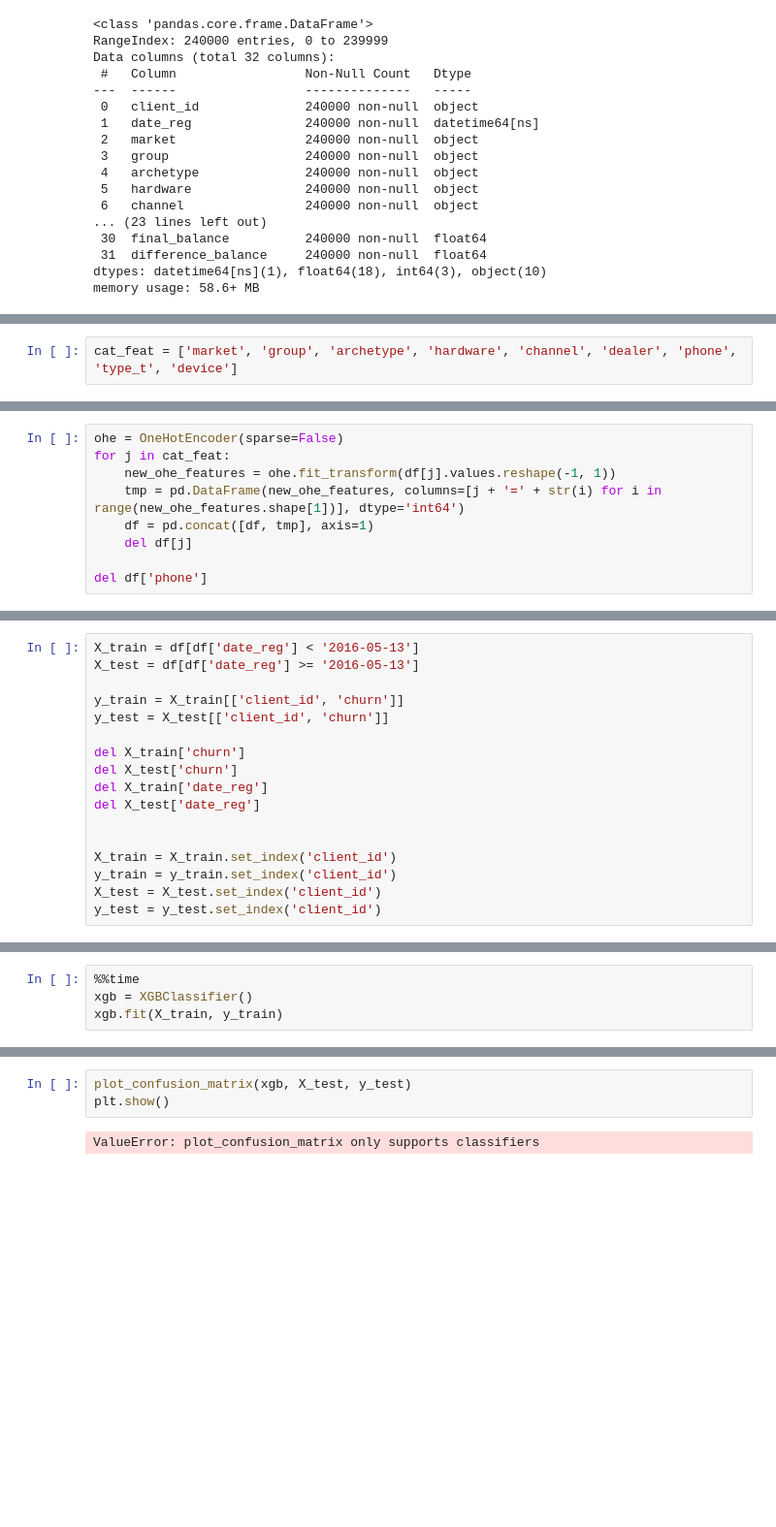
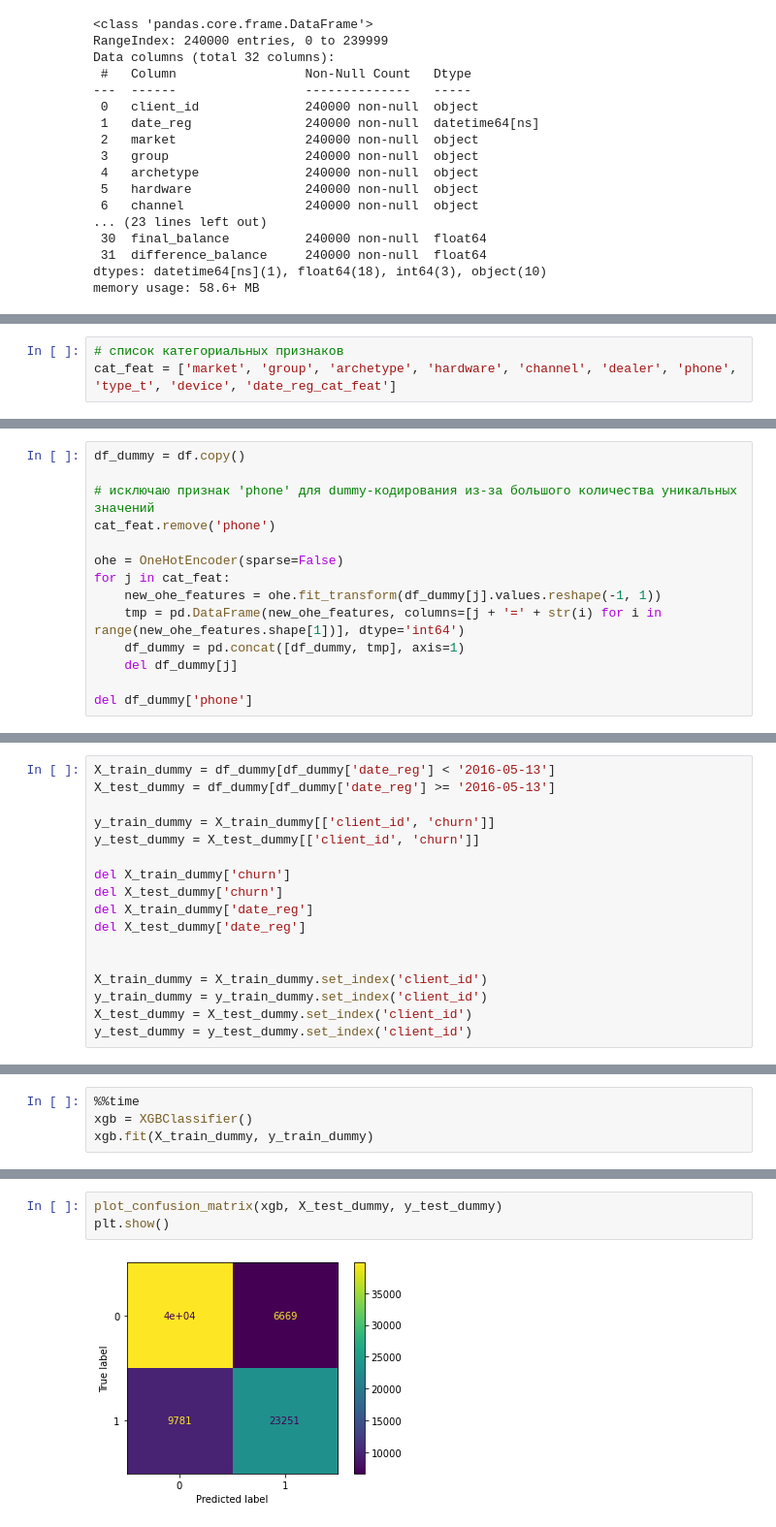
Before and after one commit to ArtemMitSer/prediction-of-subscriber-leaving, a Jupyter notebook: solution/XGBoost.ipynb, the cells around one changed output, grey strips where cells are left out. Shown at 97% size. Drawn from its saved outputs; the diff is of its cells as text; blank space fills up the shorter version.

```diff
--- a/solution/XGBoost.ipynb
+++ b/solution/XGBoost.ipynb
@@ -54,2 +60,3 @@ memory usage: 58.6+ MB
 # %%
-cat_feat = ['market', 'group', 'archetype', 'hardware', 'channel', 'dealer', 'phone', 'type_t', 'device']
+# список категориальных признаков
+cat_feat = ['market', 'group', 'archetype', 'hardware', 'channel', 'dealer', 'phone', 'type_t', 'device', 'date_reg_cat_feat']
@@ -101,9 +116,14 @@ cat_feat
 # %%
+df_dummy = df.copy()
+
+# исключаю признак 'phone' для dummy-кодирования из-за большого количества уникальных значений
+cat_feat.remove('phone')
+
 ohe = OneHotEncoder(sparse=False)
 for j in cat_feat:
-    new_ohe_features = ohe.fit_transform(df[j].values.reshape(-1, 1))
+    new_ohe_features = ohe.fit_transform(df_dummy[j].values.reshape(-1, 1))
     tmp = pd.DataFrame(new_ohe_features, columns=[j + '=' + str(i) for i in range(new_ohe_features.shape[1])], dtype='int64')
-    df = pd.concat([df, tmp], axis=1)
-    del df[j]
+    df_dummy = pd.concat([df_dummy, tmp], axis=1)
+    del df_dummy[j]
 
-del df['phone']
+del df_dummy['phone']
@@ -140,17 +136,17 @@ print('Минимальная дата регистрации', df['date_reg'].m
 # %%
-X_train = df[df['date_reg'] < '2016-05-13']
-X_test = df[df['date_reg'] >= '2016-05-13']
+X_train_dummy = df_dummy[df_dummy['date_reg'] < '2016-05-13']
+X_test_dummy = df_dummy[df_dummy['date_reg'] >= '2016-05-13']
 
-y_train = X_train[['client_id', 'churn']]
-y_test = X_test[['client_id', 'churn']]
+y_train_dummy = X_train_dummy[['client_id', 'churn']]
+y_test_dummy = X_test_dummy[['client_id', 'churn']]
 
-del X_train['churn']
-del X_test['churn']
-del X_train['date_reg']
-del X_test['date_reg']
+del X_train_dummy['churn']
+del X_test_dummy['churn']
+del X_train_dummy['date_reg']
+del X_test_dummy['date_reg']
 
 
-X_train = X_train.set_index('client_id')
-y_train = y_train.set_index('client_id')
-X_test = X_test.set_index('client_id')
-y_test = y_test.set_index('client_id')
+X_train_dummy = X_train_dummy.set_index('client_id')
+y_train_dummy = y_train_dummy.set_index('client_id')
+X_test_dummy = X_test_dummy.set_index('client_id')
+y_test_dummy = y_test_dummy.set_index('client_id')
@@ -157,5 +157,5 @@ y_test = y_test.set_index('client_id')
 # %%
 %%time
 xgb = XGBClassifier()
-xgb.fit(X_train, y_train)
+xgb.fit(X_train_dummy, y_train_dummy)
 # %% [output]
@@ -170,5 +170,5 @@ roc_auc_score(y_test, xgb_valid_pred)
 # %%
-plot_confusion_matrix(xgb, X_test, y_test)
+plot_confusion_matrix(xgb, X_test_dummy, y_test_dummy)
 plt.show()
 # %% [output]
-ValueError: plot_confusion_matrix only supports classifiers
+[figure, added]
```
Also changed, not shown: parts of 32 cells of this notebook, 1 other file.
